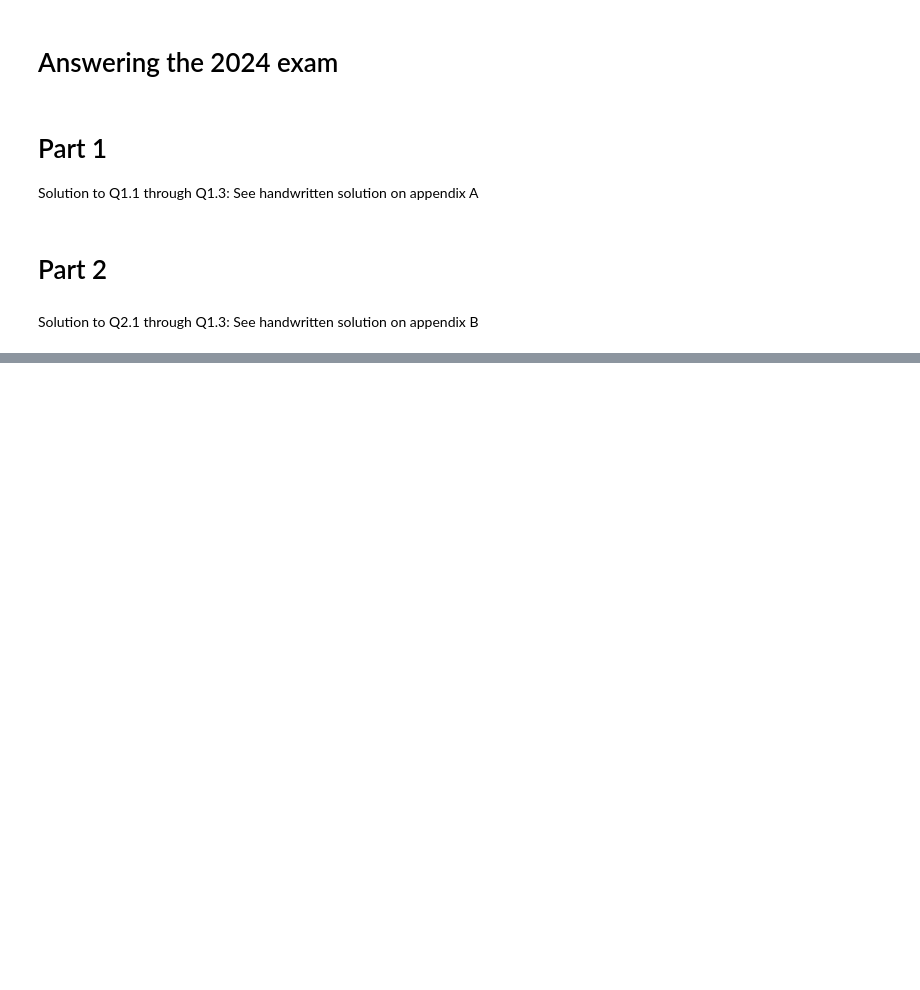
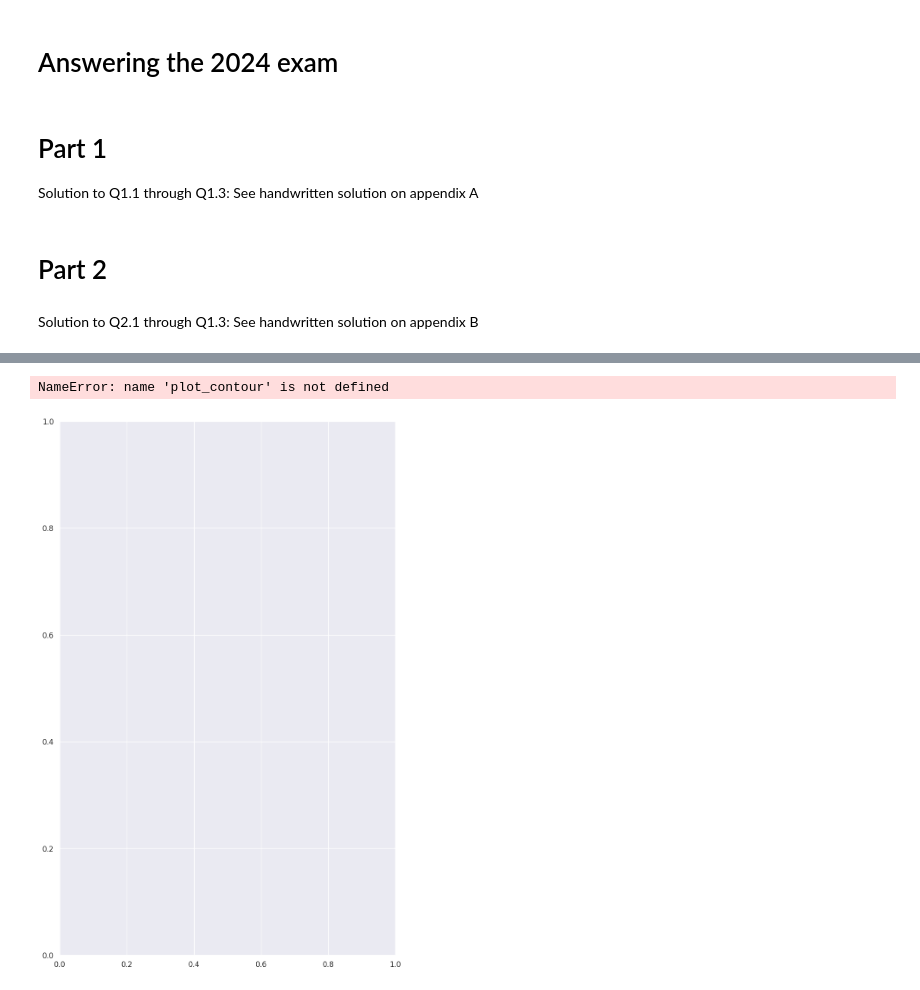
Before and after one commit to Dolphus2/BayesianML, a Jupyter notebook: exercises/exam_prep_2024.ipynb, the cells around one changed output, grey strips where cells are left out. Saved outputs shown, nothing was run; the diff lists cells and outputs as text; code cells hidden in the pictures; blank space fills up the shorter version.

```diff
--- a/exercises/exam_prep_2024.ipynb
+++ b/exercises/exam_prep_2024.ipynb
@@ -151,0 +152,16 @@ plot_with_uncertainty(kernel, hyper, x, y, Xstar)
+# %%
+# Part 5 Markov Chain Monte Carlo
+
+log_pos = lambda z1, z2 : -(1 - z1)**2 - 20*(z2 - z1**2)**2 -z1**2 - z2*2
+fig, ax = plt.subplots(1, 1, figsize = (10,16))
+z1star = jnp.linspace(-2, 2, 100)
+z2star = jnp.linspace(-1, 3, 100)
+plot_contour(ax, log_pos, z1star, z2star)
+
+
+iterations = 1000
+
+#HMC(log_pos, )
+# %% [output]
+NameError: name 'plot_contour' is not defined
+[figure, added]
```
Also changed, not shown: parts of 3 cells of this notebook, 35 other files.
